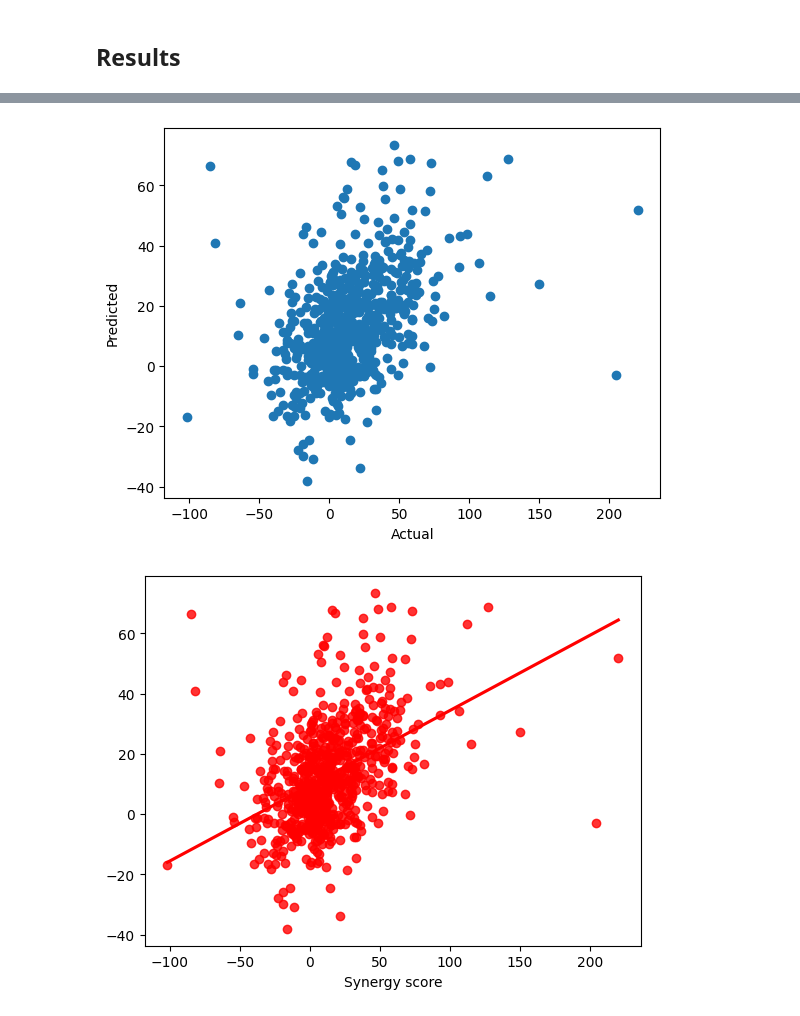
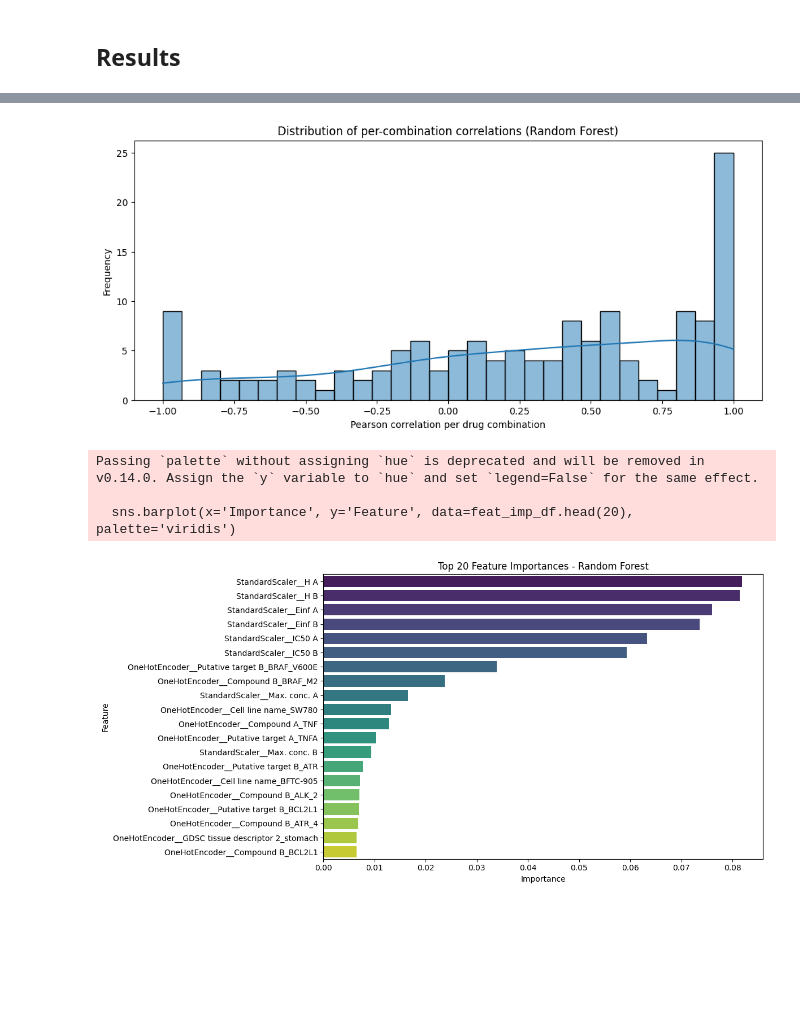
Before and after one commit to jorguz07/biomlproject, a Jupyter notebook: notebook/Model Training.ipynb, the cells around one changed output, grey strips where cells are left out. Cells and saved outputs as stored; diff of their text form; code cells hidden in the pictures; blank space fills up the shorter version.

Commit message:
evaluation metric fixed and files according update

```diff
--- a/notebook/Model Training.ipynb
+++ b/notebook/Model Training.ipynb
@@ -330,9 +341,19 @@ pd.DataFrame(list(zip(model_list, r2_list)), columns=['Model Name', 'R2 Score'])
 # %% [markdown]
 ## Results
 # %%
-lin_model = LinearRegression(fit_intercept=True)
-lin_model = lin_model.fit(X_train, y_train)
-y_pred = lin_model.predict(X_test)
-score = r2_score(y_test, y_pred)*100
-print(" Accuracy of the model is %.2f" %score)
+import matplotlib.pyplot as plt
+import seaborn as sns
+
+# Predict with the best model (Random Forest)
+best_model = models["Random Forest Regressor"]
+y_pred = best_model.predict(X_test)
+
+plt.figure(figsize=(8,6))
+sns.scatterplot(x=y_test, y=y_pred, alpha=0.6)
+plt.plot([y_test.min(), y_test.max()], [y_test.min(), y_test.max()], 'r--', label="Perfect prediction")
+plt.xlabel("Actual Synergy Score")
+plt.ylabel("Predicted Synergy Score")
+plt.title("Random Forest: Predicted vs. Actual")
+plt.legend()
+plt.show()
 # %% [output]
@@ -340,10 +361,55 @@ print(" Accuracy of the model is %.2f" %score)
 # %%
-plt.scatter(y_test,y_pred);
-plt.xlabel('Actual');
-plt.ylabel('Predicted');
+# Create combination column using original features
+combo_test = X_test_orig['Compound A'].astype(str) + "+" + X_test_orig['Compound B'].astype(str)
+
+# Build evaluation DataFrame
+df_eval = pd.DataFrame({
+    'Combination': combo_test,
+    'Actual': y_test.values,
+    'Predicted': y_pred
+})
+
+# Compute per-combo Pearson correlation
+combo_corrs = df_eval.groupby('Combination').apply(
+    lambda g: np.corrcoef(g['Actual'], g['Predicted'])[0,1] if len(g) > 1 else np.nan
+)
+
+plt.figure(figsize=(12,5))
+sns.histplot(combo_corrs.dropna(), bins=30, kde=True)
+plt.xlabel("Pearson correlation per drug combination")
+plt.ylabel("Frequency")
+plt.title("Distribution of per-combination correlations (Random Forest)")
+plt.show()
 # %% [output]
-[figure, old version]
+[figure, new version]
 # %%
-sns.regplot(x=y_test,y=y_pred,ci=None,color ='red');
+# --- Map feature importances back to original names ---
+
+# Get transformed feature names from preprocessor
+feature_names = preprocessor.get_feature_names_out()  # returns array like ['OneHotEncoder__Compound A_drug1', 'StandardScaler__IC50 A', ...]
+
+# Extract importances from the trained Random Forest
+importances = best_model.feature_importances_
+
+# Create a DataFrame for easy plotting
+feat_imp_df = pd.DataFrame({
+    'Feature': feature_names,
+    'Importance': importances
+}).sort_values(by='Importance', ascending=False)
+
+# Plot top 20 important features
+import matplotlib.pyplot as plt
+import seaborn as sns
+
+plt.figure(figsize=(12,6))
+sns.barplot(x='Importance', y='Feature', data=feat_imp_df.head(20), palette='viridis')
+plt.title("Top 20 Feature Importances - Random Forest")
+plt.xlabel("Importance")
+plt.ylabel("Feature")
+plt.tight_layout()
+plt.show()
 # %% [output]
+Passing `palette` without assigning `hue` is deprecated and will be removed in v0.14.0. Assign the `y` variable to `hue` and set `legend=False` for the same effect.
+
+  sns.barplot(x='Importance', y='Feature', data=feat_imp_df.head(20), palette='viridis')
-[figure, old version]
+[figure, new version]
```
Also changed, not shown: parts of 7 cells of this notebook, 11 other files.
